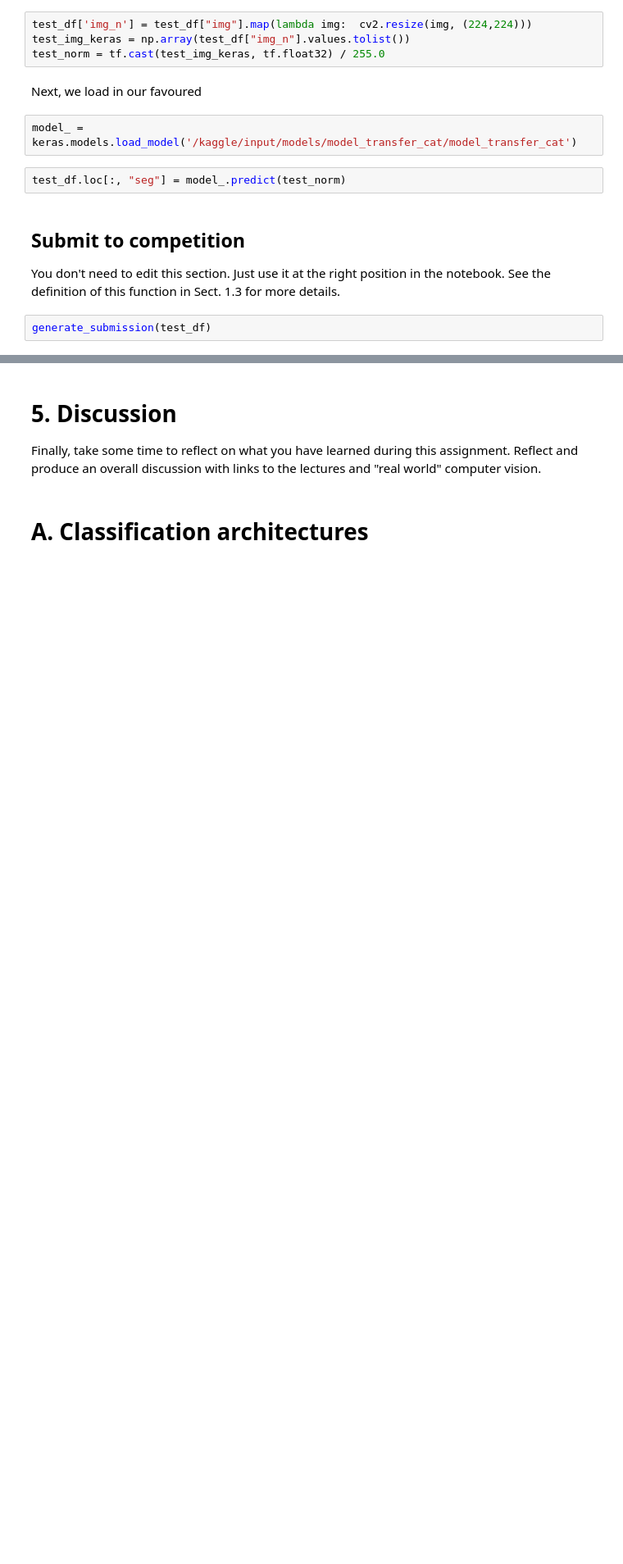
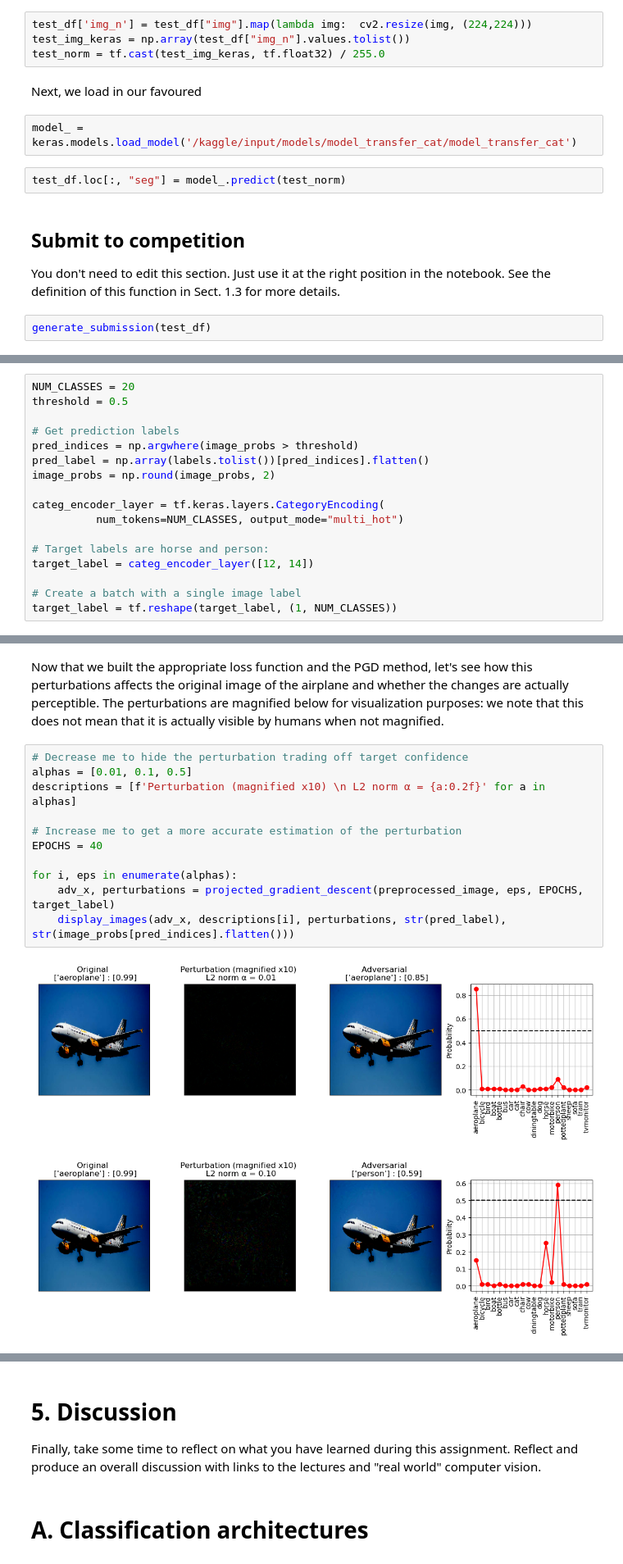
Before and after one commit to ThibeauWouters/ComputerVision_AI_Kuleuven, a Jupyter notebook: GA2/group1-notebook-1.ipynb, the cells around one changed output, grey strips where cells are left out. Shown at 82% size. Saved outputs shown, nothing was run; the diff lists cells and outputs as text; blank space fills up the shorter version.

```diff
--- a/GA2/group1-notebook-1.ipynb
+++ b/GA2/group1-notebook-1.ipynb
@@ -1003,0 +1229,17 @@ For this part, your goal is to fool your classification and/or segmentation CNN,
+# %%
+NUM_CLASSES = 20
+threshold = 0.5
+
+# Get prediction labels
+pred_indices = np.argwhere(image_probs > threshold)
+pred_label = np.array(labels.tolist())[pred_indices].flatten()
+image_probs = np.round(image_probs, 2)
+
+categ_encoder_layer = tf.keras.layers.CategoryEncoding(
+          num_tokens=NUM_CLASSES, output_mode="multi_hot")
+
+# Target labels are horse and person:
+target_label = categ_encoder_layer([12, 14])
+
+# Create a batch with a single image label
+target_label = tf.reshape(target_label, (1, NUM_CLASSES))
@@ -1003,0 +1248,16 @@ For this part, your goal is to fool your classification and/or segmentation CNN,
+# %% [markdown]
+Now that we built the appropriate loss function and the PGD method, let's see how this perturbations affects the original image of the airplane and whether the changes are actually perceptible. The perturbations are magnified below for visualization purposes: we note that this does not mean that it is actually visible by humans when not magnified.
+# %%
+# Decrease me to hide the perturbation trading off target confidence
+alphas = [0.01, 0.1, 0.5]
+descriptions = [f'Perturbation (magnified x10) \n L2 norm α = {a:0.2f}' for a in alphas]
+
+# Increase me to get a more accurate estimation of the perturbation
+EPOCHS = 40
+
+for i, eps in enumerate(alphas):
+    adv_x, perturbations = projected_gradient_descent(preprocessed_image, eps, EPOCHS, target_label)
+    display_images(adv_x, descriptions[i], perturbations, str(pred_label), str(image_probs[pred_indices].flatten()))
+# %% [output]
+[figure, added]
+[figure, added]
```
Also changed, not shown: parts of 65 cells of this notebook.
